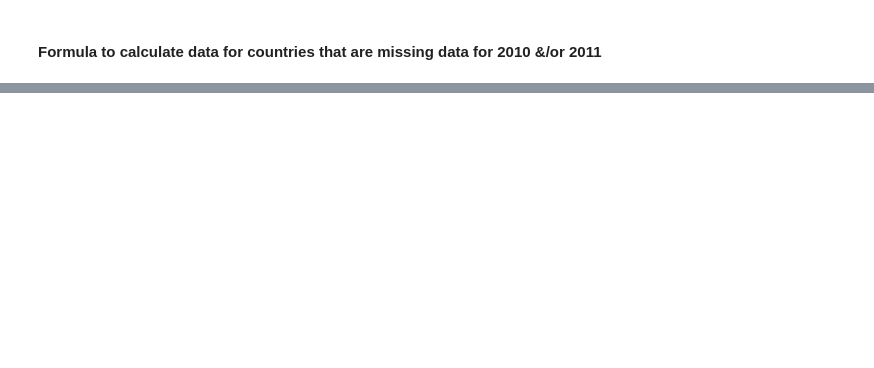
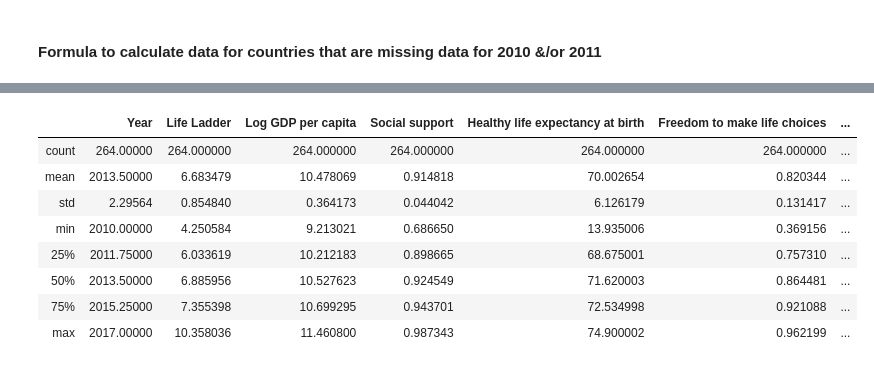
Before and after one commit to JosefinaAureaAmaro/04_Project_Python_MachineLearning, a Jupyter notebook: static/py/Data_Cleaning_&_Consolidation_Annual_Reporting.ipynb, the cells around one changed output, grey strips where cells are left out. Saved outputs shown, nothing was run; the diff lists cells and outputs as text; code cells hidden in the pictures; blank space fills up the shorter version.

```diff
--- a/static/py/Data_Cleaning_&_Consolidation_Annual_Reporting.ipynb
+++ b/static/py/Data_Cleaning_&_Consolidation_Annual_Reporting.ipynb
@@ -1474,0 +1540,21 @@ analyzed_years_per_country[-1]
+# %%
+## filter dataframe by countries review in OECD & World Bank Datasets
+world_happiness_df = un_happiness_report_analyzed_part_2.loc[un_happiness_report_analyzed_part_2['Country'].isin(list_of_countries_reviewed_oecd_and_wb)]
+# %%
+stats_on_whr = world_happiness_df.describe(include=[np.number])
+
+## to review the count of columns
+## to review at a high value that the values calculated in STD aren't too far apart from another, to over see any errors.
+stats_on_whr
+
+# all of the std are close to 0
+# %% [output]
+|  | Year | Life Ladder | Log GDP per capita | Social support | Healthy life expectancy at birth | Freedom to make life choices | ... |
+| count | 264.00000 | 264.000000 | 264.000000 | 264.000000 | 264.000000 | 264.000000 | ... |
+| mean | 2013.50000 | 6.683479 | 10.478069 | 0.914818 | 70.002654 | 0.820344 | ... |
+| std | 2.29564 | 0.854840 | 0.364173 | 0.044042 | 6.126179 | 0.131417 | ... |
+| min | 2010.00000 | 4.250584 | 9.213021 | 0.686650 | 13.935006 | 0.369156 | ... |
+| 25% | 2011.75000 | 6.033619 | 10.212183 | 0.898665 | 68.675001 | 0.757310 | ... |
+| 50% | 2013.50000 | 6.885956 | 10.527623 | 0.924549 | 71.620003 | 0.864481 | ... |
+| 75% | 2015.25000 | 7.355398 | 10.699295 | 0.943701 | 72.534998 | 0.921088 | ... |
+| max | 2017.00000 | 10.358036 | 11.460800 | 0.987343 | 74.900002 | 0.962199 | ... |
```
Also changed, not shown: parts of 31 cells of this notebook.
